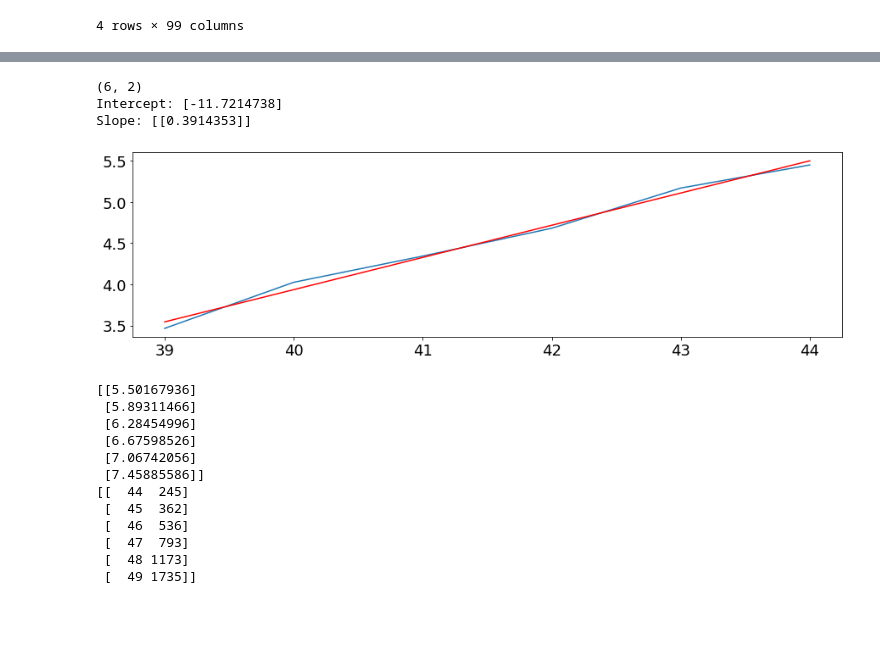
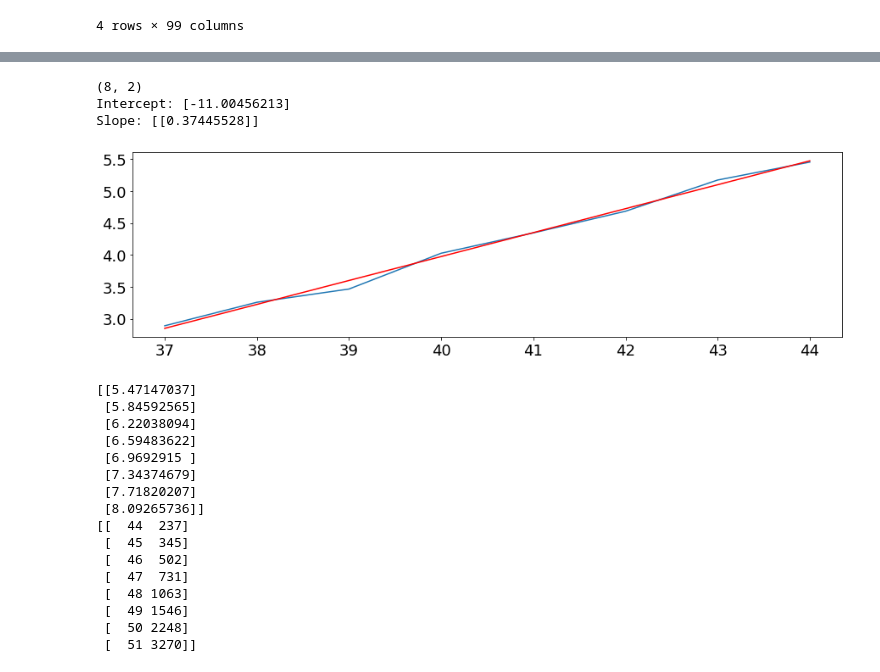
Before and after one commit to che220/covid-19, a Jupyter notebook: confirmed_cases.ipynb, the cells around one changed output, grey strips where cells are left out. Saved outputs shown, nothing was run; the diff lists cells and outputs as text; code cells hidden in the pictures; blank space fills up the shorter version.

```diff
--- a/confirmed_cases.ipynb
+++ b/confirmed_cases.ipynb
@@ -64,10 +64,10 @@ print(ts_df['Country/Region'].unique())
  'Bosnia and Herzegovina' 'Slovenia' 'South Africa' 'Bhutan' 'Cameroon'
  'Colombia' 'Costa Rica' 'Peru' 'Serbia' 'Slovakia' 'Togo' 'Vatican City']
 # %%
-df = ts_df.drop(['Lat', 'Long', 'Province/State'], axis=1)
-df = df.groupby('Country/Region').sum().transpose()
-df['date_count'] = [i for i in range(df.shape[0])]
-display(df)
+lin_df = ts_df.drop(['Lat', 'Long', 'Province/State'], axis=1)
+lin_df = lin_df.groupby('Country/Region').sum().transpose()
+lin_df['date_count'] = [i for i in range(lin_df.shape[0])]
+display(lin_df)
 # %% [output]
 | Country/Region | Afghanistan | Algeria | Andorra | Argentina | Armenia | Australia | Austria | Azerbaijan | Bahrain | ... |
 | 1/22/20 | 0.0 | 0.0 | 0.0 | 0.0 | 0.0 | 0.0 | 0.0 | 0.0 | 0.0 | ... |
@@ -121,32 +114,32 @@ ax.legend(frameon=False);
 # %%
 from sklearn.linear_model import LinearRegression
 from sklearn import metrics
 
 country = 'US'
-df = df[['date_count', country]]
-df = df[df.date_count >= 39]
+df = lin_df[['date_count', country]].copy()
+df = df[df.date_count >= 37]
 #df = df[df.date_count <= 20]
 print(df.shape)
 
 x = df.date_count.values.reshape(-1, 1)
 y = df[country].values.reshape(-1, 1)
 y = np.log(y)
 regressor = LinearRegression()
 regressor.fit(x, y)
 y_fit = regressor.predict(x)
 
 print('Intercept:', regressor.intercept_)
 print('Slope:', regressor.coef_)
 
 plt.figure(figsize=(15, 4))
 plt.plot(x, y)
 plt.plot(x, y_fit, color='red')
 plt.show()
 # %% [output]
-(6, 2)
-Intercept: [-11.7214738]
-Slope: [[0.3914353]]
+(8, 2)
+Intercept: [-11.00456213]
+Slope: [[0.37445528]]
-[figure, old version]
+[figure, new version]
 # %%
 x_fut = x.copy()
 x_fut -= x.min()
@@ -157,15 +150,19 @@ y_fut = np.exp(y_fut)
 mat = np.c_[x_fut, y_fut].astype(int)
 print(mat)
 # %% [output]
-[[5.50167936]
- [5.89311466]
- [6.28454996]
- [6.67598526]
- [7.06742056]
- [7.45885586]]
-[[  44  245]
- [  45  362]
- [  46  536]
- [  47  793]
- [  48 1173]
- [  49 1735]]
+[[5.47147037]
+ [5.84592565]
+ [6.22038094]
+ [6.59483622]
+ [6.9692915 ]
+ [7.34374679]
+ [7.71820207]
+ [8.09265736]]
+[[  44  237]
+ [  45  345]
+ [  46  502]
+ [  47  731]
+ [  48 1063]
+ [  49 1546]
+ [  50 2248]
+ [  51 3270]]
```
Also changed, not shown: parts of 3 cells of this notebook, 1 other file.
